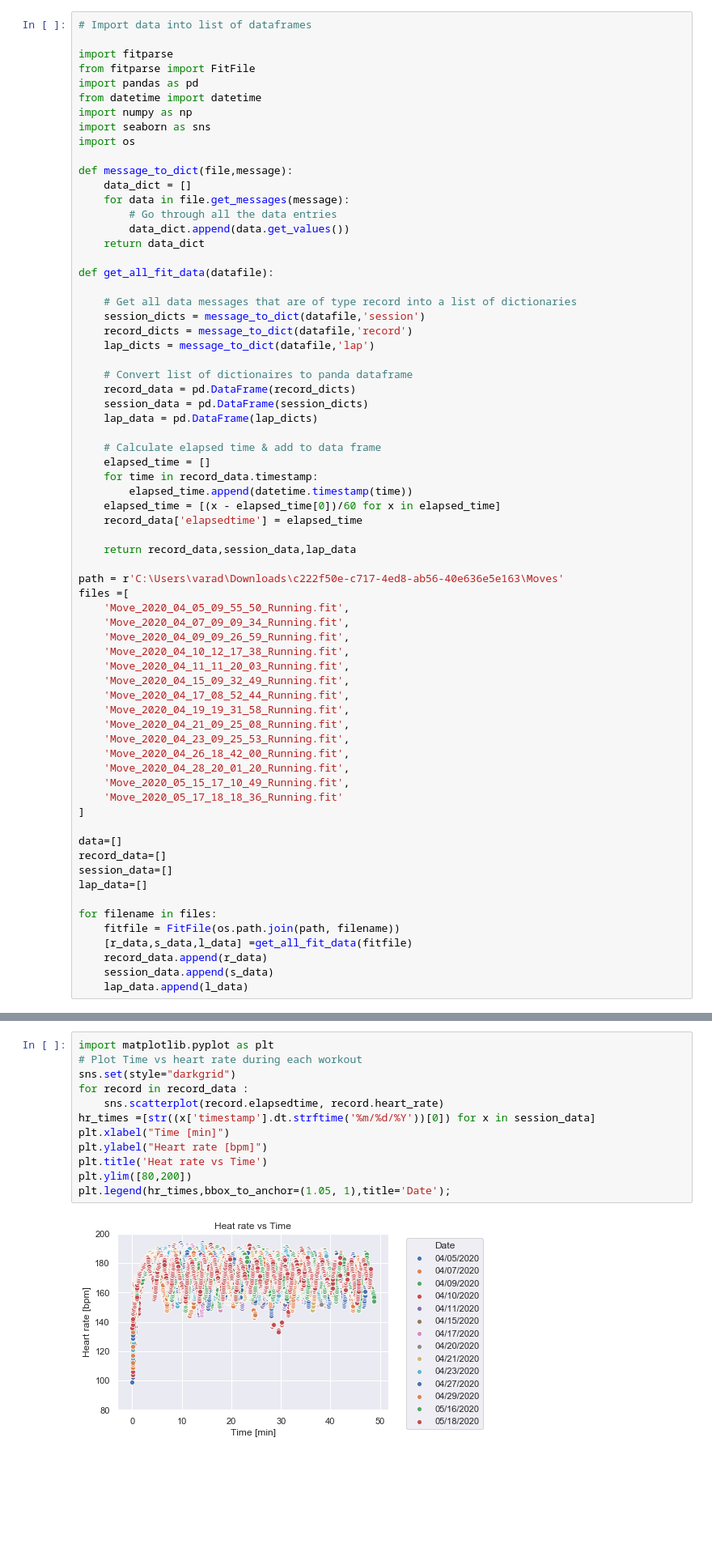
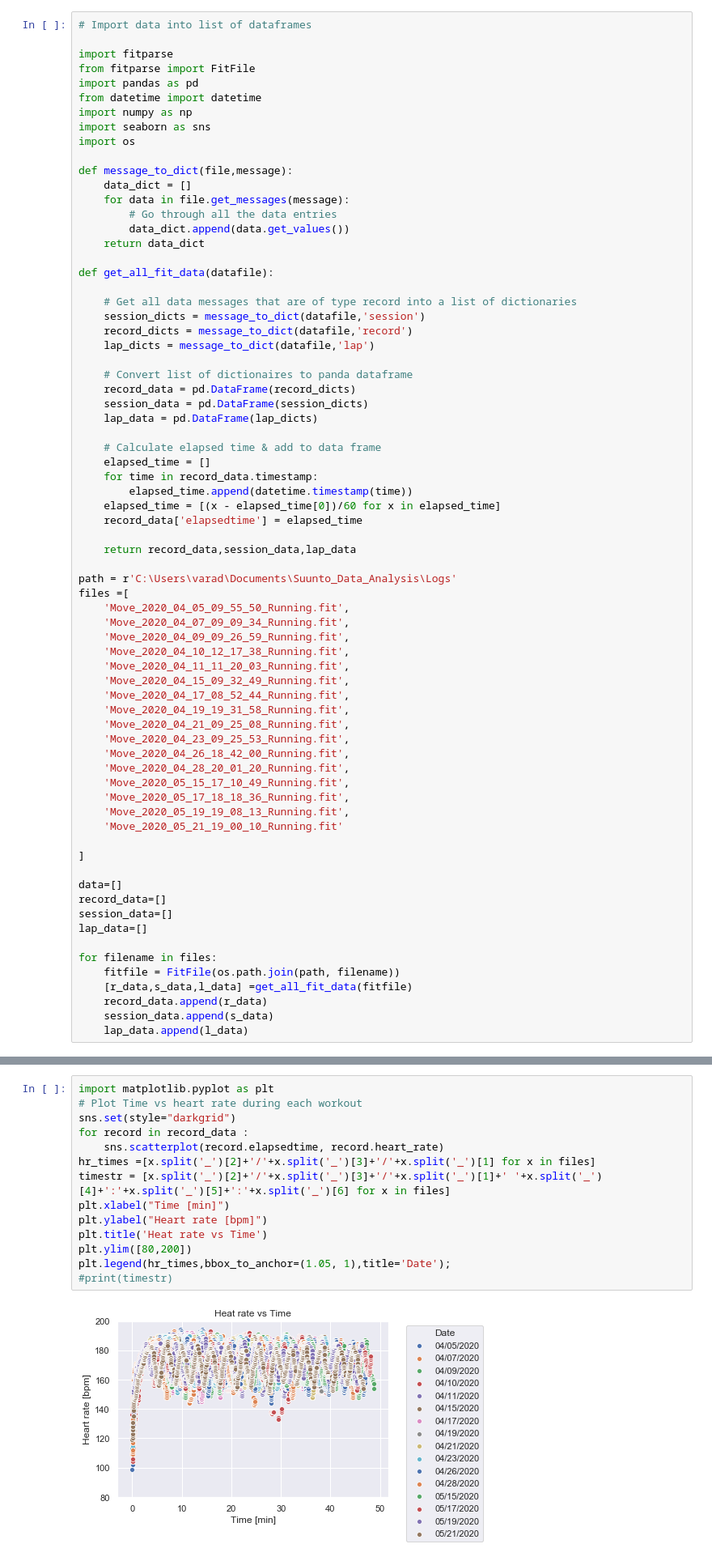
Before and after one commit to varadan89/Running-Data-Analysis, a Jupyter notebook: Sunnto_Data_Analysis.ipynb, the cells around one changed output, grey strips where cells are left out. Shown at 81% size. Cells and saved outputs as stored; diff of their text form; blank space fills up the shorter version.

```diff
--- a/Sunnto_Data_Analysis.ipynb
+++ b/Sunnto_Data_Analysis.ipynb
@@ -67,7 +67,7 @@ def get_all_fit_data(datafile):
 
     return record_data,session_data,lap_data
 
-path = r'C:\Users\varad\Downloads\c222f50e-c717-4ed8-ab56-40e636e5e163\Moves'
+path = r'C:\Users\varad\Documents\Suunto_Data_Analysis\Logs'
 files =[
     'Move_2020_04_05_09_55_50_Running.fit',
     'Move_2020_04_07_09_09_34_Running.fit',
@@ -82,7 +82,10 @@ files =[
     'Move_2020_04_26_18_42_00_Running.fit',
     'Move_2020_04_28_20_01_20_Running.fit',
     'Move_2020_05_15_17_10_49_Running.fit',
-    'Move_2020_05_17_18_18_36_Running.fit'
+    'Move_2020_05_17_18_18_36_Running.fit',
+    'Move_2020_05_19_19_08_13_Running.fit',
+    'Move_2020_05_21_19_00_10_Running.fit'
+
 ]
 
 data=[]
@@ -107,17 +110,19 @@ The plot below shows the heart rate variation through the duraton of the workout
 # %%
 import matplotlib.pyplot as plt
 # Plot Time vs heart rate during each workout
 sns.set(style="darkgrid")
 for record in record_data :
     sns.scatterplot(record.elapsedtime, record.heart_rate)
-hr_times =[str((x['timestamp'].dt.strftime('%m/%d/%Y'))[0]) for x in session_data]
+hr_times =[x.split('_')[2]+'/'+x.split('_')[3]+'/'+x.split('_')[1] for x in files]
+timestr = [x.split('_')[2]+'/'+x.split('_')[3]+'/'+x.split('_')[1]+' '+x.split('_')[4]+':'+x.split('_')[5]+':'+x.split('_')[6] for x in files]
 plt.xlabel("Time [min]")
 plt.ylabel("Heart rate [bpm]")
 plt.title('Heat rate vs Time')
 plt.ylim([80,200])
 plt.legend(hr_times,bbox_to_anchor=(1.05, 1),title='Date');
+#print(timestr)
 # %% [output]
-[figure, old version]
+[figure, new version]
 # %% [markdown]
 #### ii. Speed
 
```
Also changed, not shown: parts of 16 cells of this notebook.
